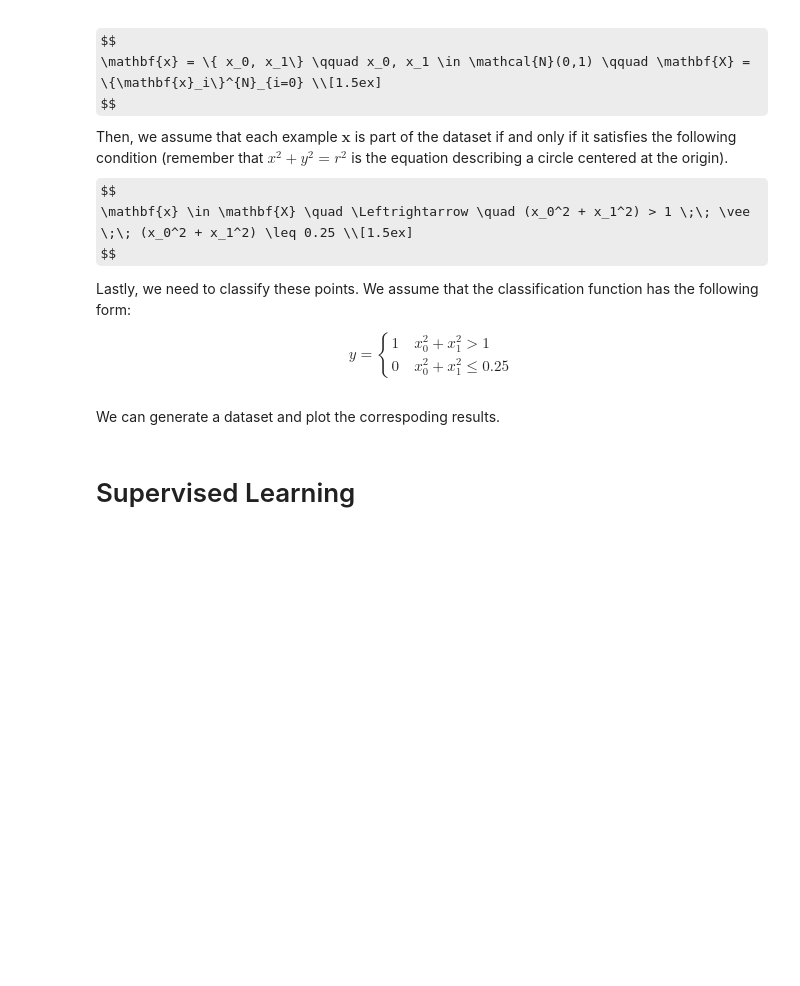
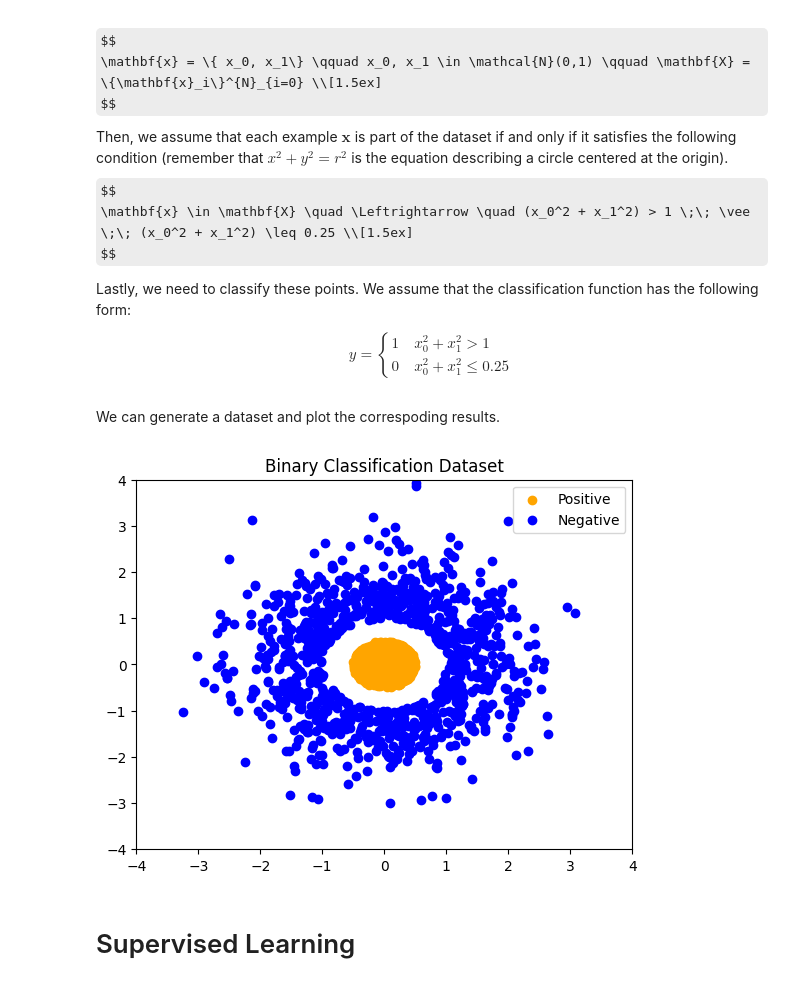
Before and after one commit to geektoni/ml_labs, a Jupyter notebook: sklearn-lab/sklearn-lab.ipynb, the cells around one changed output. Cells and saved outputs as stored; diff of their text form; code cells hidden in the pictures; some formulas as TeX source; blank space fills up the shorter version.

```diff
--- a/sklearn-lab/sklearn-lab.ipynb
+++ b/sklearn-lab/sklearn-lab.ipynb
@@ -84,6 +81,13 @@ We can generate a dataset and plot the correspoding results.
 # %%
 # Generate a synthetic dataset by using the utils.lib.generate_data function
 # Plot the generated data by ysing the utils.lib.plot_data function
+from utils.lib import generate_data
+
+X, Y = generate_data(0, 1, 2000)
+
+plot_data(X, Y)
+# %% [output]
+[figure, added]
 # %% [markdown]
 # Supervised Learning
 # %% [markdown]
```
Also changed, not shown: parts of 54 cells of this notebook.
